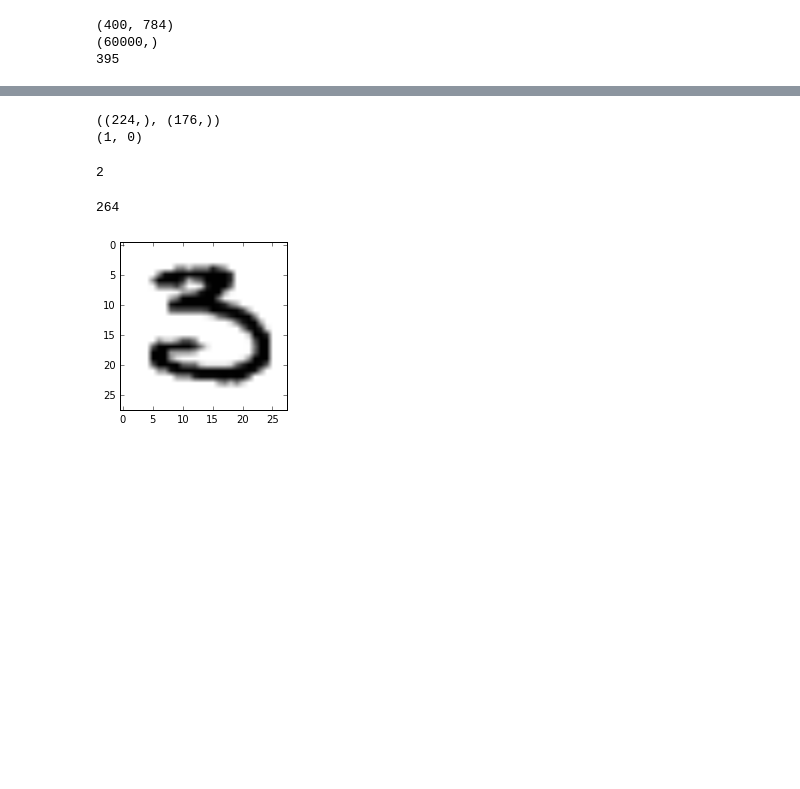
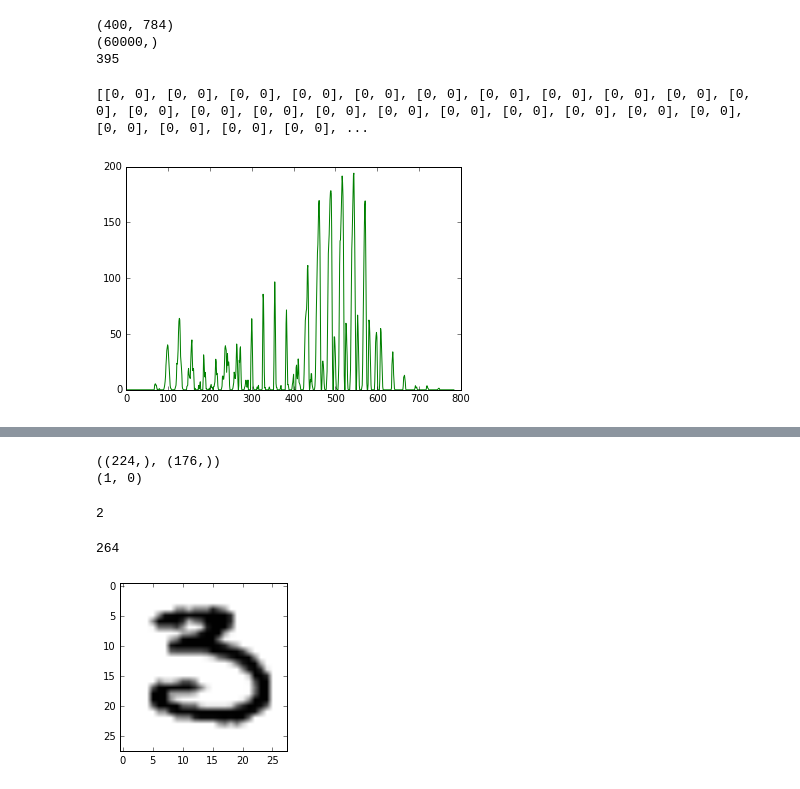
Before and after one commit to anshuman23/aaai-adversarial-clustering, a Jupyter notebook: MNIST-2-3/zoo_approach_mnist_wip.ipynb, the cells around one changed output, grey strips where cells are left out. Cells and saved outputs as stored; diff of their text form; code cells hidden in the pictures; blank space fills up the shorter version.

```diff
--- a/MNIST-2-3/zoo_approach_mnist_wip.ipynb
+++ b/MNIST-2-3/zoo_approach_mnist_wip.ipynb
@@ -211,6 +210,39 @@ print(mask_idx)
 (400, 784)
 (60000,)
 395
+# %%
+mean_0, mean_1  = np.zeros([784]), np.zeros([784])
+for i,l in enumerate(labels_d):
+    if l == 0:
+        mean_0 += X_org[i]
+    if l == 1:
+        mean_1 += X_org[i]
+mean_0, mean_1 = mean_0/200.0, mean_1/200.0
+#plt.plot(mean_0-mean_1)
+#plt.show()
+#np.max(abs(mean_0-mean_1))
+#diff = abs(mean_0-mean_1)
+#delta = np.zeros([784])
+#for i,val in enumerate(diff):
+#    if val > 10.0:
+#        delta[i] = 1
+delta = mean_0 - mean_1
+Delta = []
+for i,d in enumerate(delta):
+    #if d < -25:
+    #    Delta.append([d*0.9,0])
+    if d > 0:
+        Delta.append([0,d*1.1])
+    elif d == 0:
+        Delta.append([0,0])
+    else:
+        Delta.append([0,0])
+print(Delta)
+plt.plot(Delta)
+plt.show()
+# %% [output]
+[[0, 0], [0, 0], [0, 0], [0, 0], [0, 0], [0, 0], [0, 0], [0, 0], [0, 0], [0, 0], [0, 0], [0, 0], [0, 0], [0, 0], [0, 0], [0, 0], [0, 0], [0, 0], [0, 0], [0, 0], [0, 0], [0, 0], [0, 0], [0, 0], [0, 0], ...
+[figure, added]
 # %%
 def f(x):
     success = 0.0
```
Also changed, not shown: parts of 8 cells of this notebook, 48 other files.
